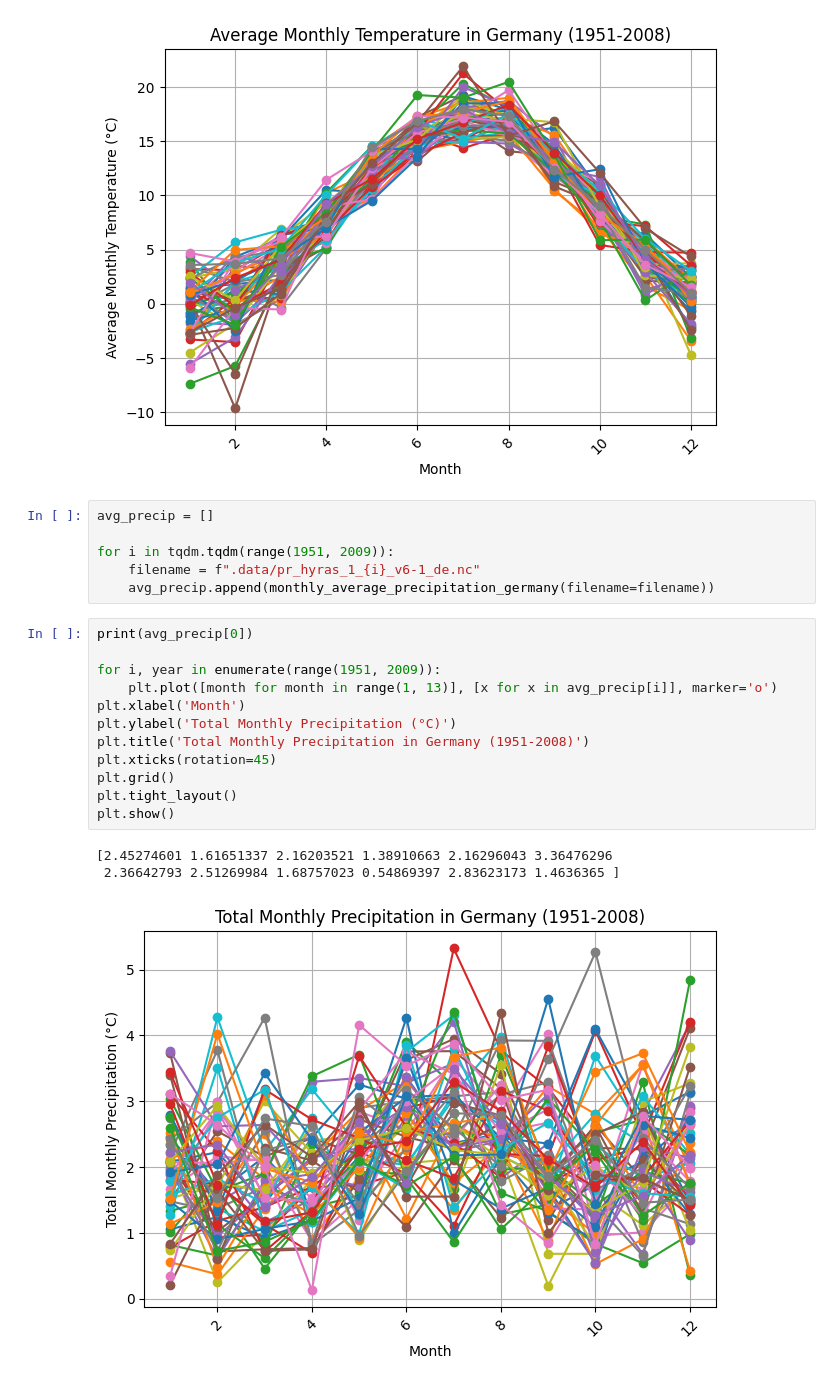
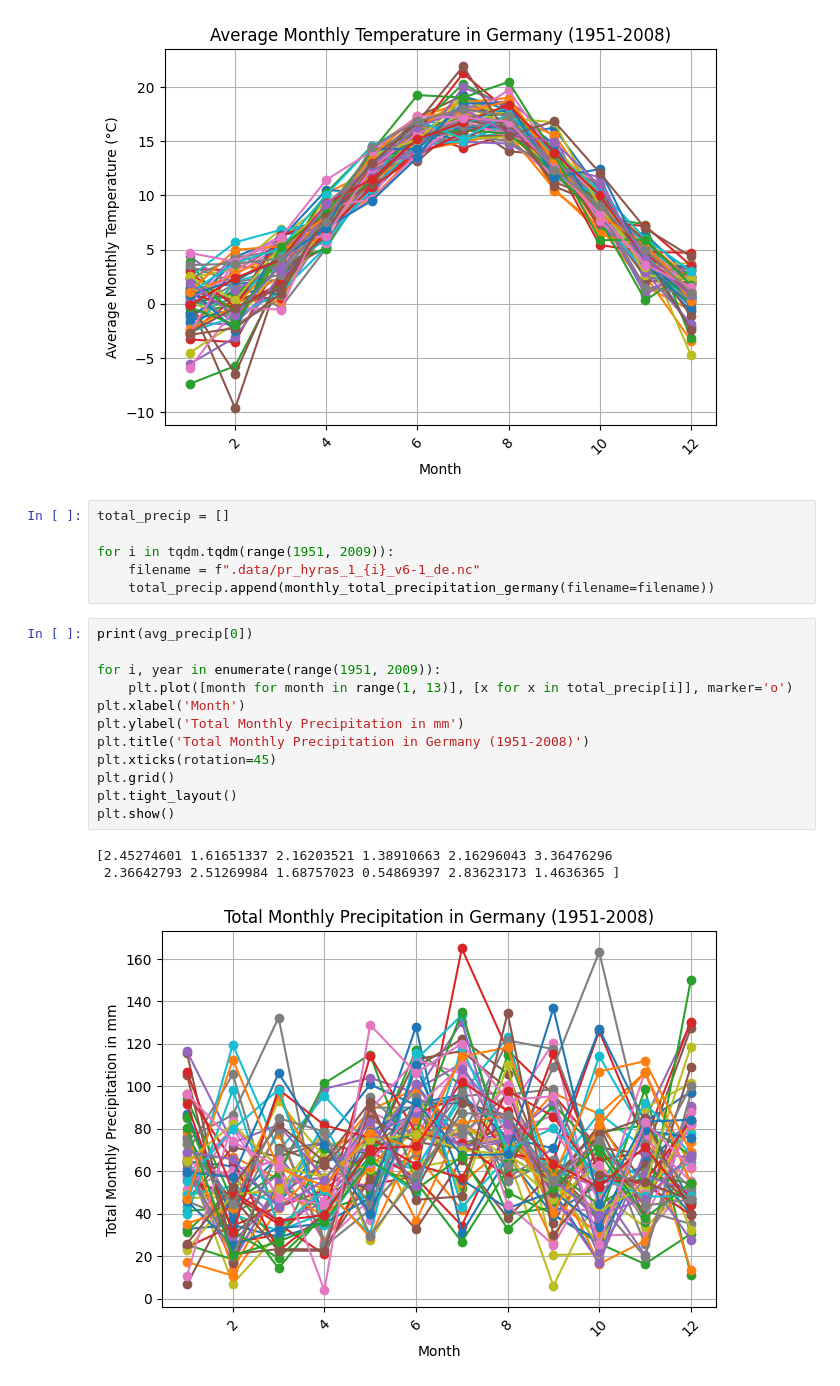
Before and after one commit to gespel/CropYieldModel, a Jupyter notebook: main.ipynb, the cells around one changed output. Saved outputs shown, nothing was run; the diff lists cells and outputs as text.

Commit message:
feat(main.ipynb): Switchting to total monthly precipitation

```diff
--- a/main.ipynb
+++ b/main.ipynb
@@ -287,24 +287,24 @@ plt.show()
         6.41620903,  2.43671934]))
 [figure]
 # %%
-avg_precip = []
+total_precip = []
 
 for i in tqdm.tqdm(range(1951, 2009)):
     filename = f".data/pr_hyras_1_{i}_v6-1_de.nc"
-    avg_precip.append(monthly_average_precipitation_germany(filename=filename))
+    total_precip.append(monthly_total_precipitation_germany(filename=filename))
 # %%
 print(avg_precip[0])
 
 for i, year in enumerate(range(1951, 2009)):
-    plt.plot([month for month in range(1, 13)], [x for x in avg_precip[i]], marker='o')
+    plt.plot([month for month in range(1, 13)], [x for x in total_precip[i]], marker='o')
 plt.xlabel('Month')
-plt.ylabel('Total Monthly Precipitation (°C)')
+plt.ylabel('Total Monthly Precipitation in mm')
 plt.title('Total Monthly Precipitation in Germany (1951-2008)')
 plt.xticks(rotation=45)
 plt.grid()
 plt.tight_layout()
 plt.show()
 # %% [output]
 [2.45274601 1.61651337 2.16203521 1.38910663 2.16296043 3.36476296
  2.36642793 2.51269984 1.68757023 0.54869397 2.83623173 1.4636365 ]
-[figure, old version]
+[figure, new version]
```
Also changed, not shown: 1 other file.
